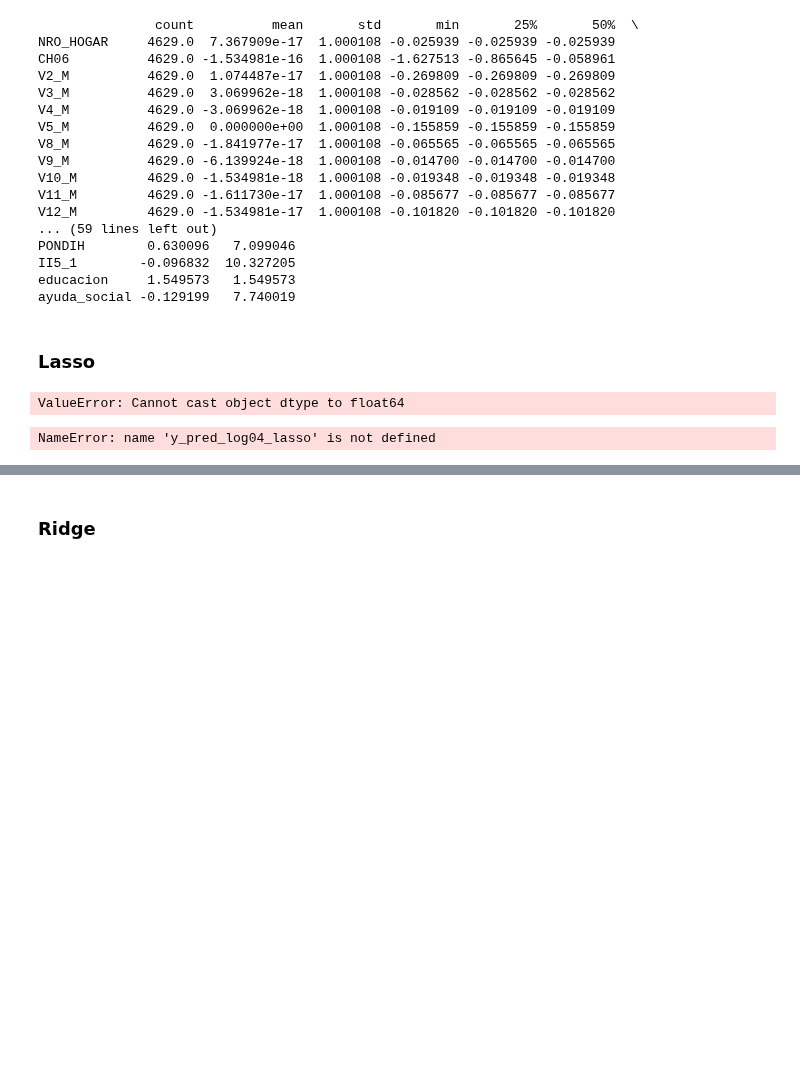
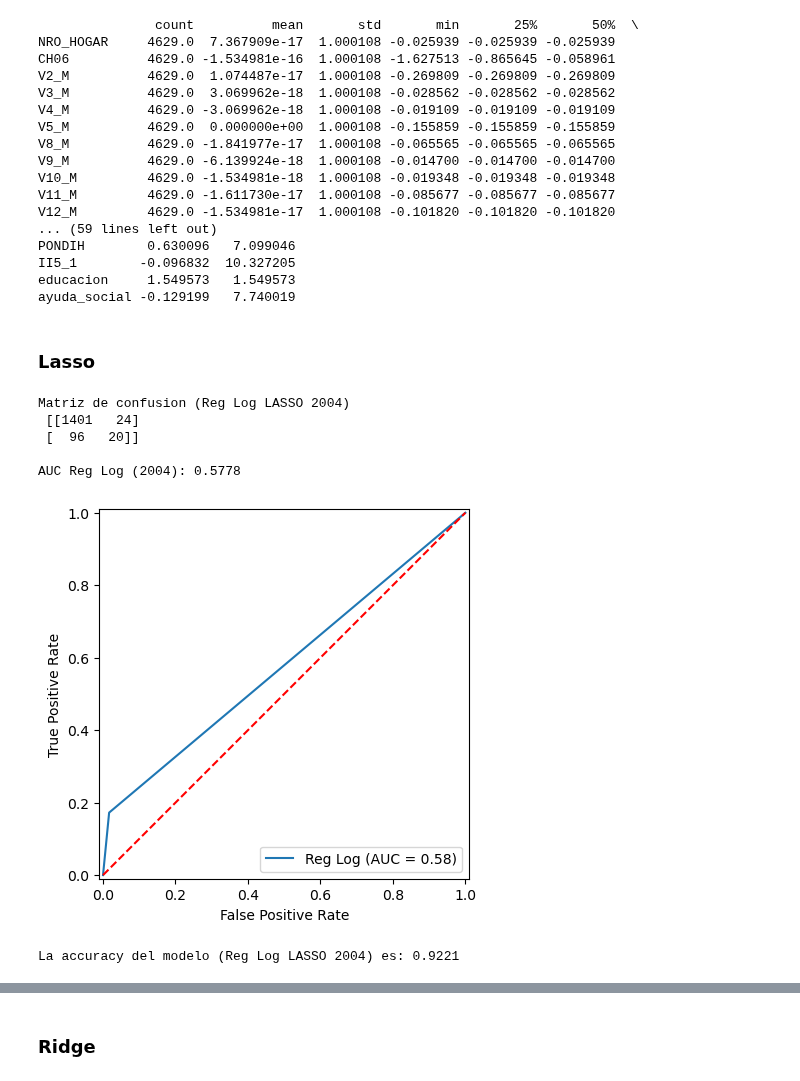
Before and after one commit to maggiecobb/CC408-T1-5, a Jupyter notebook: TP 4/TP 4.ipynb, the cells around one changed output, grey strips where cells are left out. Drawn from its saved outputs; the diff is of its cells as text; code cells hidden in the pictures; blank space fills up the shorter version.

Commit message:
SE LOGRO LASSO Y RIDGEEEE

```diff
--- a/TP 4/TP 4.ipynb
+++ b/TP 4/TP 4.ipynb
@@ -566,6 +566,12 @@ combined_04['CH06'] = combined_04['CH06'].replace('Menos de 1 año', 0)
 combined_04['CH06'] = combined_04['CH06'].replace('98 y más años', 100)
 
 combined_04['CH06'] = combined_04['CH06'].astype(int)
+# %%
+col_transform = ['IV2', 'II1', 'II2']
+for i in col_transform:
+    combined_04[i] = combined_04[i].astype(str)
+    combined_04[i] = combined_04[i].astype(float)
+    combined_04[i] = combined_04[i].astype(int)
 # %% [markdown]
 #### 2024
 # %%
@@ -995,10 +985,3 @@ alpha = 1
 log04_lasso = LogisticRegression(penalty='l1', C=(1/alpha), solver='liblinear').fit(x_train_04, y_train_04)
 y_test_pred_score_04_lasso = log04_lasso.predict_proba(x_train_04)[:,1]
 y_pred_log04_lasso = log04_lasso.predict(x_test_04)
-
-#### Regresion logistica para 2024
-log24_lasso = LogisticRegression(penalty='l1', C=(1/alpha), solver='liblinear').fit(x_train_24, y_train_24)
-y_test_pred_score_24_lasso = log24_lasso.predict_proba(x_train_24)[:,1]
-y_pred_log24_lasso = log24_lasso.predict(x_test_24)
-# %% [output]
-ValueError: Cannot cast object dtype to float64
@@ -1005,29 +993,35 @@ ValueError: Cannot cast object dtype to float64
 # %%
 #### Medidas de precision Regresion logistica LASSO para 2004
 #Matriz de confusion
 conflog04_lasso = confusion_matrix(y_test_04, y_pred_log04_lasso)
 print("Matriz de confusion (Reg Log LASSO 2004)\n", conflog04_lasso)
 
 #AUC
 auc_log04_lasso = roc_auc_score(y_test_04, y_pred_log04_lasso)
 print('\nAUC Reg Log (2004): %.4f' %auc_log04_lasso)
 
 #Curva ROC
 fpr, tpr, thresholds = roc_curve(y_test_04, y_pred_log04_lasso)
 display = RocCurveDisplay(fpr=fpr, tpr=tpr, roc_auc=auc_log04_lasso, estimator_name='Reg Log')
 display.plot()
 plt.plot([0, 1], [0, 1], color='red', linestyle='--')
 plt.show()
 
-#MSE
-ecm_a1_l04 = mean_squared_error(y_test_04, y_pred_log04_lasso)
-print("Error cuadrático medio:", ecm_a1_l04)
+# #MSE
+# ecm_a1_l04 = mean_squared_error(y_test_04, y_pred_log04_lasso)
+# print("Error cuadrático medio:", ecm_a1_l04)
 
 #Accuracy
 accuracy_log04_lasso = accuracy_score(y_test_04, y_pred_log04_lasso)
 print("La accuracy del modelo (Reg Log LASSO 2004) es: %.4f" %accuracy_log04_lasso)
 # %% [output]
-NameError: name 'y_pred_log04_lasso' is not defined
+Matriz de confusion (Reg Log LASSO 2004)
+ [[1401   24]
+ [  96   20]]
+
+AUC Reg Log (2004): 0.5778
+[figure, added]
+La accuracy del modelo (Reg Log LASSO 2004) es: 0.9221
 # %%
 #### Medidas de precision Regresion logistica LASSO para 2024
 #Matriz de confusion
```
Also changed, not shown: parts of 13 cells of this notebook.
